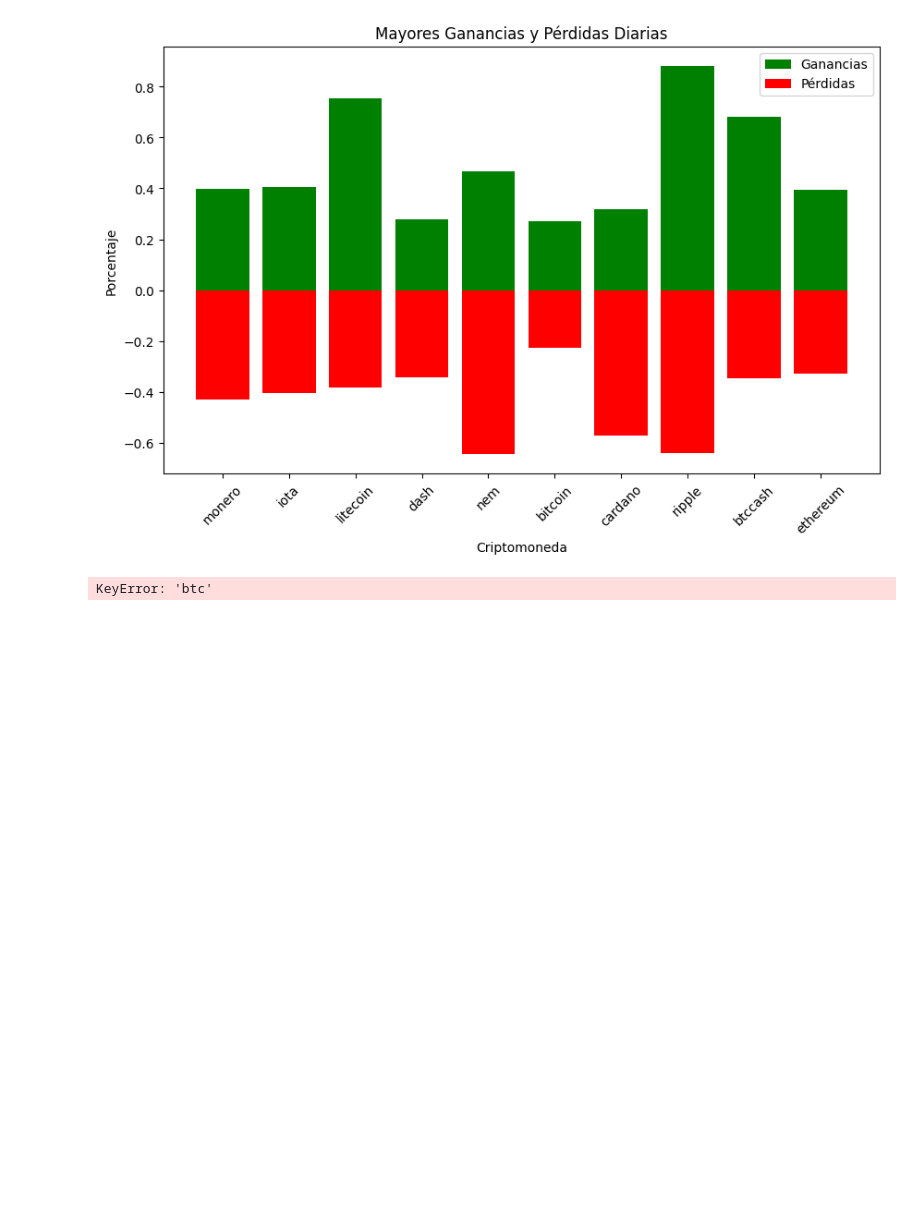
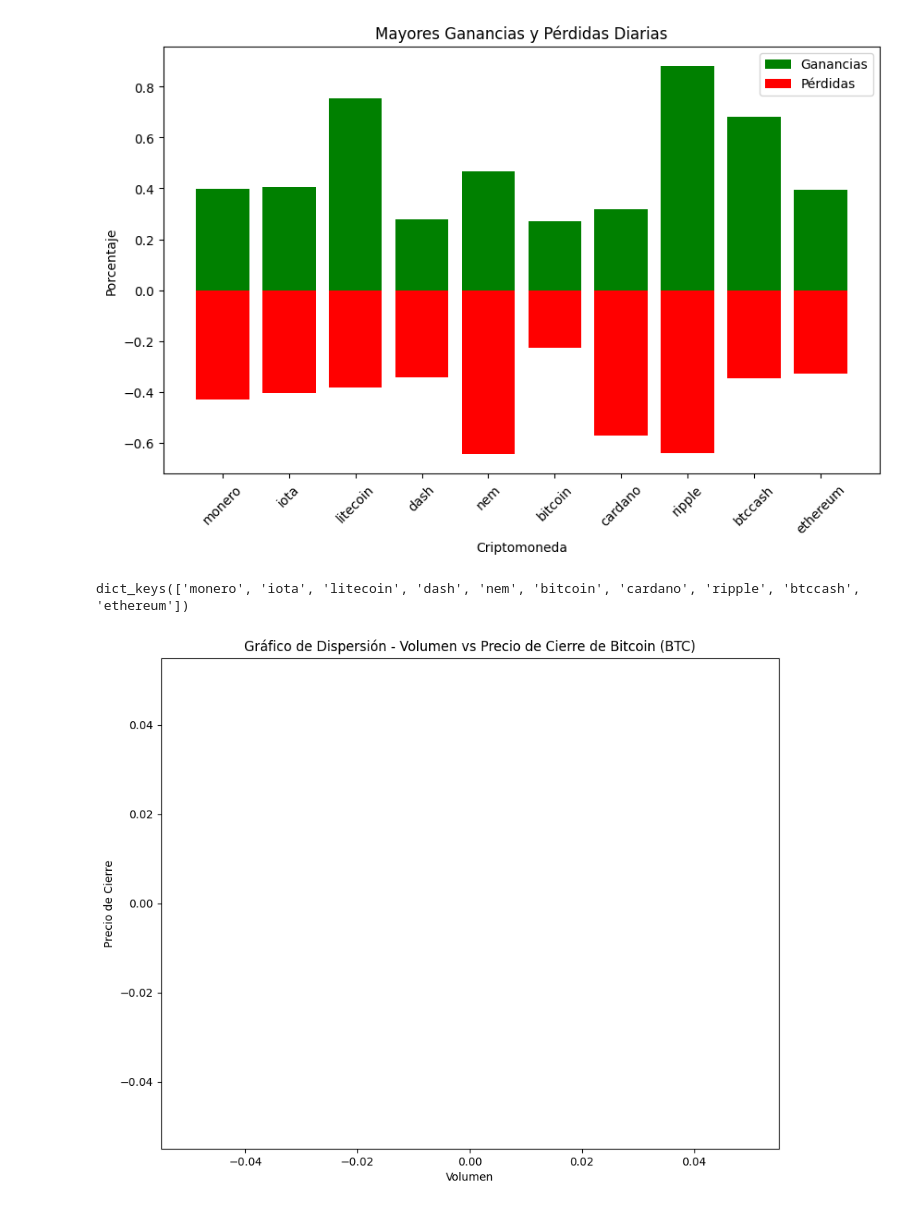
Before and after one commit to rubences/analisis, a Jupyter notebook: Ejercicio2_GBIN.ipynb, the cells around one changed output. Cells and saved outputs as stored; diff of their text form; code cells hidden in the pictures; blank space fills up the shorter version.

```diff
--- a/Ejercicio2_GBIN.ipynb
+++ b/Ejercicio2_GBIN.ipynb
@@ -540,35 +540,39 @@ plt.show()
 # %%
 import os
 import pandas as pd
 import matplotlib.pyplot as plt
 
 # Obtener la lista de archivos en la carpeta "archive"
 files_list = os.listdir("archive")
 
 # Crear una lista para almacenar los dataframes
 currencies_list = []
 
 # Leer cada archivo y agregar el dataframe a la lista
 for file_name in files_list:
     df = pd.read_csv(os.path.join("archive", file_name))
     df["Date"] = pd.to_datetime(df["Date"], format="%Y-%m-%d")
     currencies_list.append(df)
 
 # Renombrar los dataframes en la lista
 currencies_list = {file_name.replace("_usd_gwa.csv", ""): df for file_name, df in zip(files_list, currencies_list)}
 
-# Obtener el dataframe de Bitcoin (BTC)
-btc_df = currencies_list["btc"]
+# Check the keys in the currencies_list dictionary
+print(currencies_list.keys())
 
 # Filtrar los datos para el período de interés (2020 y 2021 hasta el 31 de marzo)
-btc_df = btc_df[(btc_df["Date"].dt.year >= 2020) & (btc_df["Date"] <= "2021-03-31")]
-
-# Crear el gráfico de dispersión
-plt.figure(figsize=(10, 8))
-plt.scatter(btc_df["Volume"], btc_df["Close"])
-plt.title("Gráfico de Dispersión - Volumen vs Precio de Cierre de Bitcoin (BTC)")
-plt.xlabel("Volumen")
-plt.ylabel("Precio de Cierre")
-plt.show()
+if "bitcoin" in currencies_list:
+    btc_df = currencies_list["bitcoin"]
+    btc_df = btc_df[(btc_df["Date"].dt.year >= 2020) & (btc_df["Date"] <= "2021-03-31")]
+    # Crear el gráfico de dispersión
+    plt.figure(figsize=(10, 8))
+    plt.scatter(btc_df["Volume"], btc_df["Close"])
+    plt.title("Gráfico de Dispersión - Volumen vs Precio de Cierre de Bitcoin (BTC)")
+    plt.xlabel("Volumen")
+    plt.ylabel("Precio de Cierre")
+    plt.show()
+else:
+    print("The key 'bitcoin' is not present in the currencies_list dictionary.")
 # %% [output]
-KeyError: 'btc'
+dict_keys(['monero', 'iota', 'litecoin', 'dash', 'nem', 'bitcoin', 'cardano', 'ripple', 'btccash', 'ethereum'])
+[figure, added]
```
